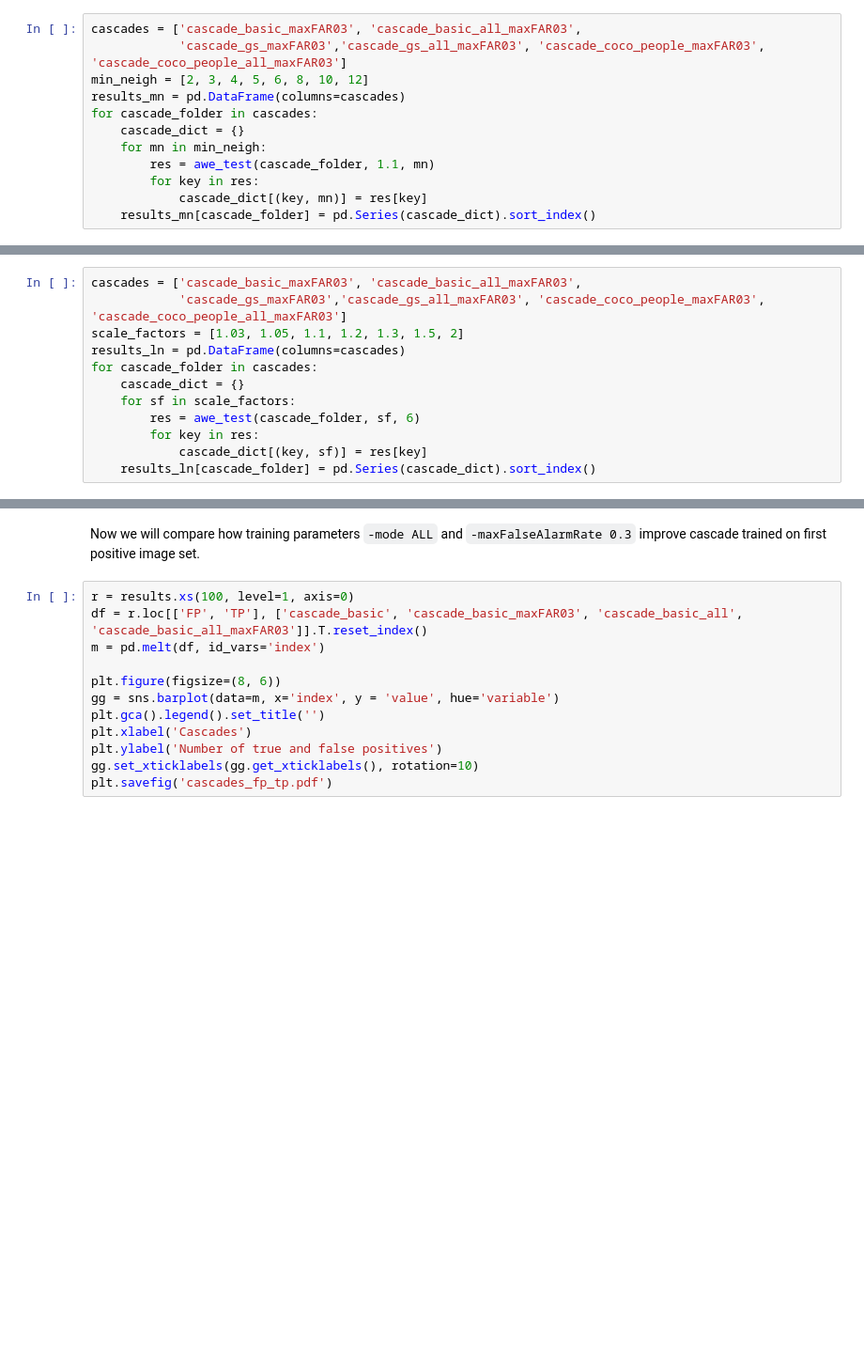
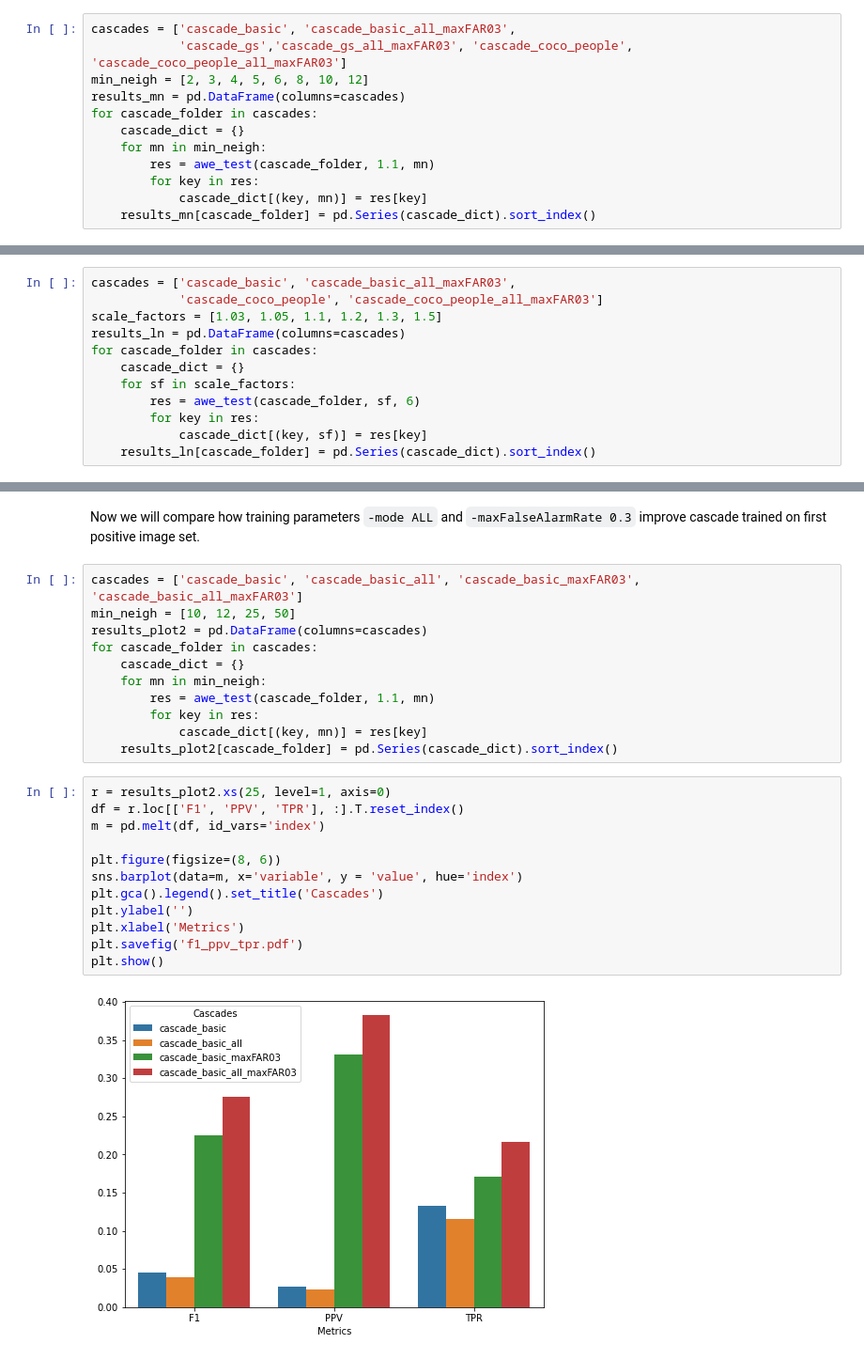
Before and after one commit to zrimseku/SB-assignment2, a Jupyter notebook: testing.ipynb, the cells around one changed output, grey strips where cells are left out. Shown at 94% size. Cells and saved outputs as stored; diff of their text form; blank space fills up the shorter version.

Commit message:
plots

```diff
--- a/testing.ipynb
+++ b/testing.ipynb
@@ -182,8 +164,8 @@ sum:  448
 Let's compare cascades trained with lower maximum false alarm rate at detecting ears with lower value of minNeighbours
 parameter.
 # %%
-cascades = ['cascade_basic_maxFAR03', 'cascade_basic_all_maxFAR03',
-            'cascade_gs_maxFAR03','cascade_gs_all_maxFAR03', 'cascade_coco_people_maxFAR03', 'cascade_coco_people_all_maxFAR03']
+cascades = ['cascade_basic', 'cascade_basic_all_maxFAR03',
+            'cascade_gs','cascade_gs_all_maxFAR03', 'cascade_coco_people', 'cascade_coco_people_all_maxFAR03']
 min_neigh = [2, 3, 4, 5, 6, 8, 10, 12]
 results_mn = pd.DataFrame(columns=cascades)
 for cascade_folder in cascades:
@@ -196,9 +178,9 @@ for cascade_folder in cascades:
 # %% [markdown]
 Let's compare different values of detection parameter scaleFactor.
 # %%
-cascades = ['cascade_basic_maxFAR03', 'cascade_basic_all_maxFAR03',
-            'cascade_gs_maxFAR03','cascade_gs_all_maxFAR03', 'cascade_coco_people_maxFAR03', 'cascade_coco_people_all_maxFAR03']
-scale_factors = [1.03, 1.05, 1.1, 1.2, 1.3, 1.5, 2]
+cascades = ['cascade_basic', 'cascade_basic_all_maxFAR03',
+            'cascade_coco_people', 'cascade_coco_people_all_maxFAR03']
+scale_factors = [1.03, 1.05, 1.1, 1.2, 1.3, 1.5]
 results_ln = pd.DataFrame(columns=cascades)
 for cascade_folder in cascades:
     cascade_dict = {}
@@ -228,15 +211,28 @@ plt.savefig('cascades_fp_tp.pdf')
 # %% [markdown]
 Now we will compare how training parameters `-mode ALL` and `-maxFalseAlarmRate 0.3` improve cascade trained on first
 positive image set.
+# %%
+cascades = ['cascade_basic', 'cascade_basic_all', 'cascade_basic_maxFAR03', 'cascade_basic_all_maxFAR03']
+min_neigh = [10, 12, 25, 50]
+results_plot2 = pd.DataFrame(columns=cascades)
+for cascade_folder in cascades:
+    cascade_dict = {}
+    for mn in min_neigh:
+        res = awe_test(cascade_folder, 1.1, mn)
+        for key in res:
+            cascade_dict[(key, mn)] = res[key]
+    results_plot2[cascade_folder] = pd.Series(cascade_dict).sort_index()
 # %%
-r = results.xs(100, level=1, axis=0)
-df = r.loc[['FP', 'TP'], ['cascade_basic', 'cascade_basic_maxFAR03', 'cascade_basic_all', 'cascade_basic_all_maxFAR03']].T.reset_index()
+r = results_plot2.xs(25, level=1, axis=0)
+df = r.loc[['F1', 'PPV', 'TPR'], :].T.reset_index()
 m = pd.melt(df, id_vars='index')
 
 plt.figure(figsize=(8, 6))
-gg = sns.barplot(data=m, x='index', y = 'value', hue='variable')
-plt.gca().legend().set_title('')
-plt.xlabel('Cascades')
-plt.ylabel('Number of true and false positives')
-gg.set_xticklabels(gg.get_xticklabels(), rotation=10)
-plt.savefig('cascades_fp_tp.pdf')
+sns.barplot(data=m, x='variable', y = 'value', hue='index')
+plt.gca().legend().set_title('Cascades')
+plt.ylabel('')
+plt.xlabel('Metrics')
+plt.savefig('f1_ppv_tpr.pdf')
+plt.show()
+# %% [output]
+[figure, added]
```
Also changed, not shown: parts of 8 cells of this notebook, 10 other files.
